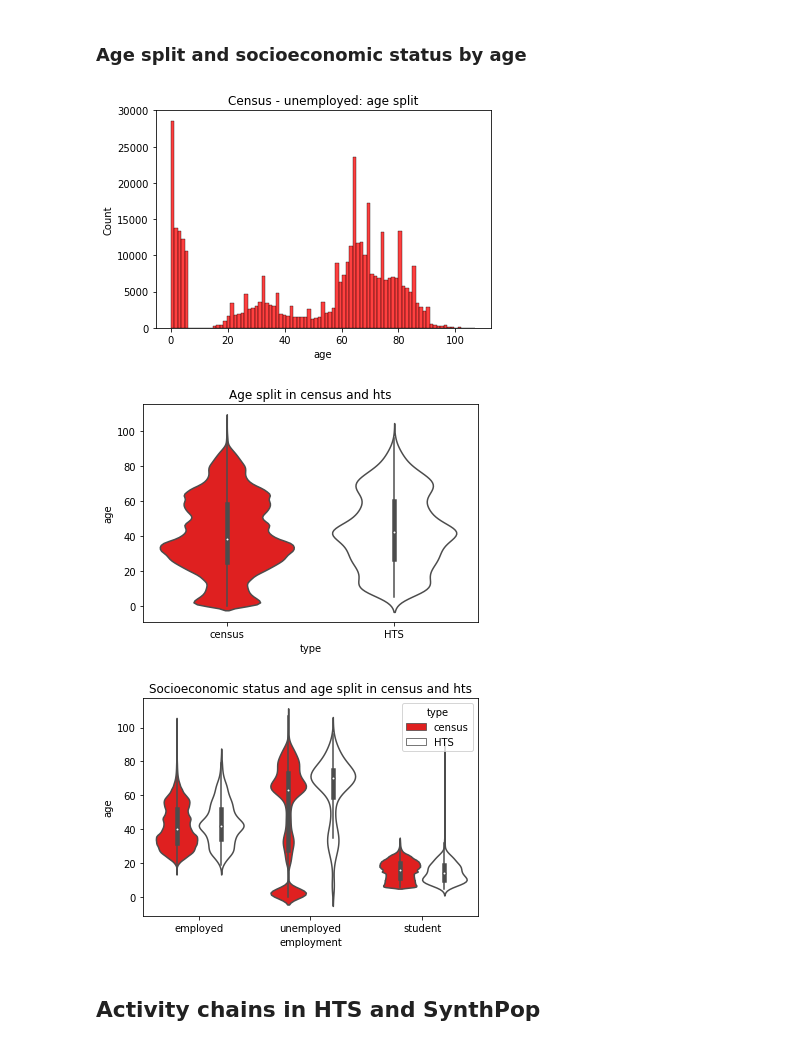
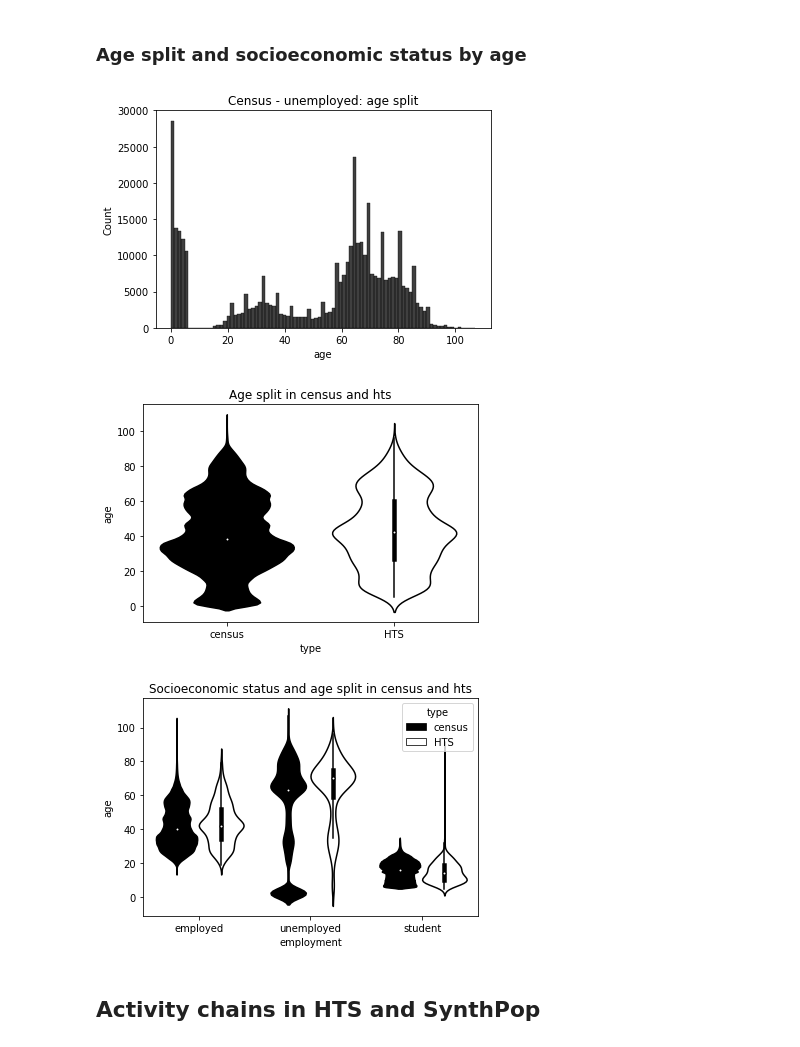
Before and after one commit to MetacitySuite/Metacity-SynthPop, a Jupyter notebook: synthesis/stats/comparison.ipynb, the cells around one changed output. Cells and saved outputs as stored; diff of their text form; code cells hidden in the pictures.

```diff
--- a/synthesis/stats/comparison.ipynb
+++ b/synthesis/stats/comparison.ipynb
@@ -65,11 +72,11 @@ district_name
 ### Age split and socioeconomic status by age
 # %%
 df_unemployed = df_sp[df_sp.employment == "unemployed"]
-g = sns.histplot(x="age", data=df_unemployed, color="red")
+g = sns.histplot(x="age", data=df_unemployed, color="k")
 g.set_title("Census - unemployed: age split")
 plt.show()
 # %% [output]
-[figure, old version]
+[figure, new version]
 # %%
 df_c = pd.DataFrame()
 df_c["age"] = df_sp.age.values
@@ -85,17 +92,17 @@ df_h["type"] = "HTS"
 
 df2 = pd.concat([df_c,df_h])
 # %%
-g = sns.violinplot(x="type", y="age", palette=["r","w"], data=df2)
+g = sns.violinplot(x="type", y="age", palette=["k","w"], data=df2)
 g.set_title("Age split in census and hts")
 plt.savefig(output_path+'png/comparison_age_split.png')
 plt.show()
-g = sns.violinplot(x="employment", y="age", hue="type", palette=["r","w"], data=df2)
+g = sns.violinplot(x="employment", y="age", hue="type", palette=["k","w"], data=df2)
 g.set_title("Socioeconomic status and age split in census and hts")
 plt.savefig(output_path+'png/comparison_age_se_status_split.png')
 plt.show()
 # %% [output]
-[figure, old version]
+[figure, new version]
-[figure, old version]
+[figure, new version]
 # %% [markdown]
 ## Activity chains in HTS and SynthPop
 # %% [markdown]
```
Also changed, not shown: parts of 9 cells of this notebook.
